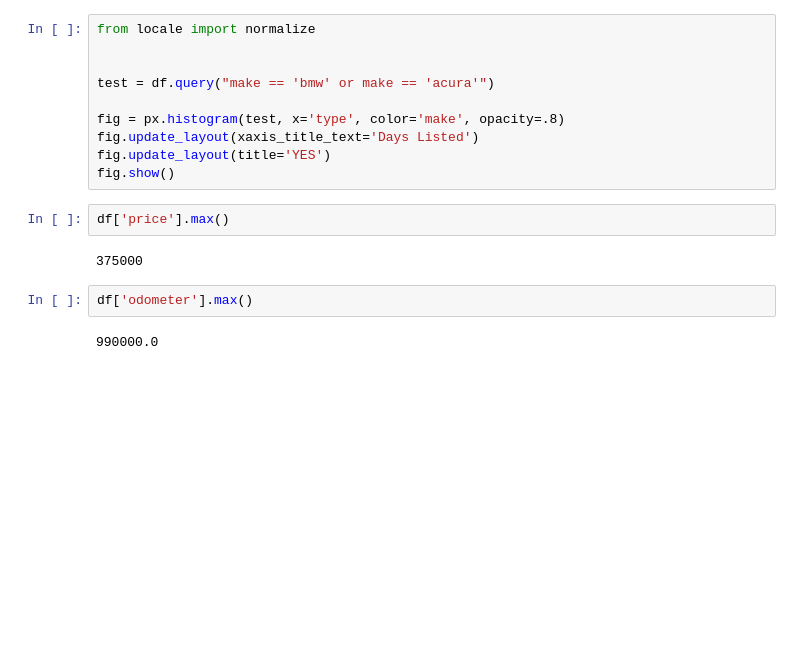
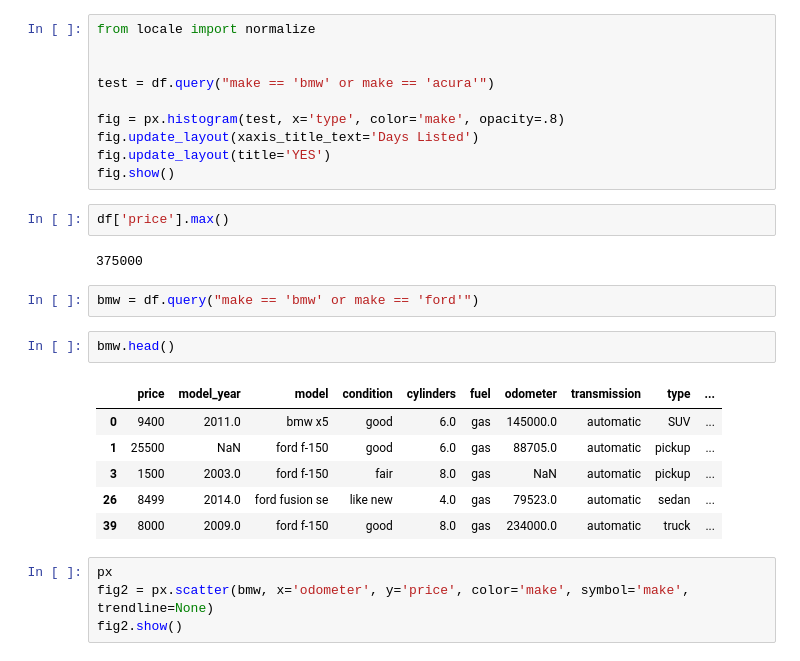
Before and after one commit to dojugoo/S4-streamlit-app, a Jupyter notebook: notebooks/EDA.ipynb, the cells around one changed output. Saved outputs shown, nothing was run; the diff lists cells and outputs as text; blank space fills up the shorter version.

```diff
--- a/notebooks/EDA.ipynb
+++ b/notebooks/EDA.ipynb
@@ -101,7 +101,18 @@ fig.show()
 df['price'].max()
 # %% [output]
 375000
-# %%
-df['odometer'].max()
-# %% [output]
-990000.0
+# %%
+bmw = df.query("make == 'bmw' or make == 'ford'")
+# %%
+bmw.head()
+# %% [output]
+|  | price | model_year | model | condition | cylinders | fuel | odometer | transmission | type | ... |
+| 0 | 9400 | 2011.0 | bmw x5 | good | 6.0 | gas | 145000.0 | automatic | SUV | ... |
+| 1 | 25500 | NaN | ford f-150 | good | 6.0 | gas | 88705.0 | automatic | pickup | ... |
+| 3 | 1500 | 2003.0 | ford f-150 | fair | 8.0 | gas | NaN | automatic | pickup | ... |
+| 26 | 8499 | 2014.0 | ford fusion se | like new | 4.0 | gas | 79523.0 | automatic | sedan | ... |
+| 39 | 8000 | 2009.0 | ford f-150 | good | 8.0 | gas | 234000.0 | automatic | truck | ... |
+# %%
+px
+fig2 = px.scatter(bmw, x='odometer', y='price', color='make', symbol='make', trendline=None)
+fig2.show()
```
Also changed, not shown: 1 other file.
